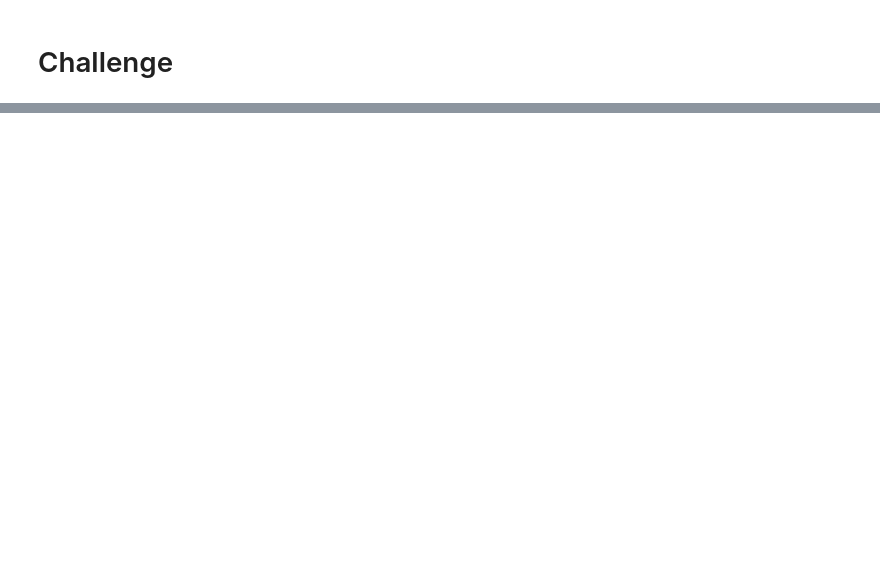
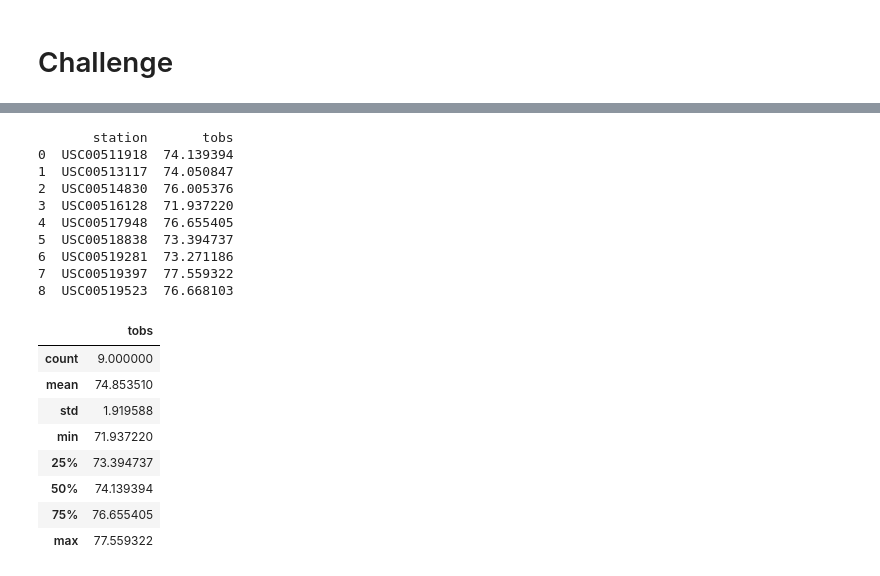
Before and after one commit to LaurenBerens/surfs_up, a Jupyter notebook: climate_analysis.ipynb, the cells around one changed output, grey strips where cells are left out. Saved outputs shown, nothing was run; the diff lists cells and outputs as text; code cells hidden in the pictures; blank space fills up the shorter version.

```diff
--- a/climate_analysis.ipynb
+++ b/climate_analysis.ipynb
@@ -124,0 +150,26 @@ plt.tight_layout()
+# %%
+#june temp grouped by station, describe()
+june_tobs = session.query(Measurement.station, func.avg(Measurement.tobs)).filter(extract('month', Measurement.date) == 6).group_by(Measurement.station).all()
+junetobs_df = pd.DataFrame(june_tobs, columns=['station', 'tobs'])
+print(junetobs_df)
+junetobs_df.describe()
+# %% [output]
+       station       tobs
+0  USC00511918  74.139394
+1  USC00513117  74.050847
+2  USC00514830  76.005376
+3  USC00516128  71.937220
+4  USC00517948  76.655405
+5  USC00518838  73.394737
+6  USC00519281  73.271186
+7  USC00519397  77.559322
+8  USC00519523  76.668103
+|  | tobs |
+| count | 9.000000 |
+| mean | 74.853510 |
+| std | 1.919588 |
+| min | 71.937220 |
+| 25% | 73.394737 |
+| 50% | 74.139394 |
+| 75% | 76.655405 |
+| max | 77.559322 |
```
Also changed, not shown: parts of 5 cells of this notebook, 3 other files.
